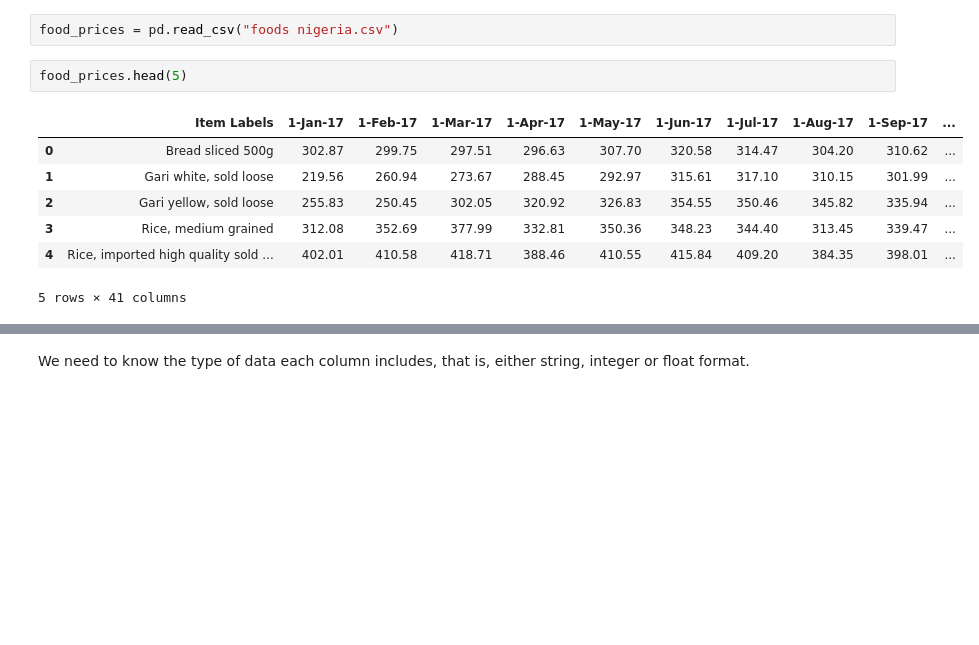
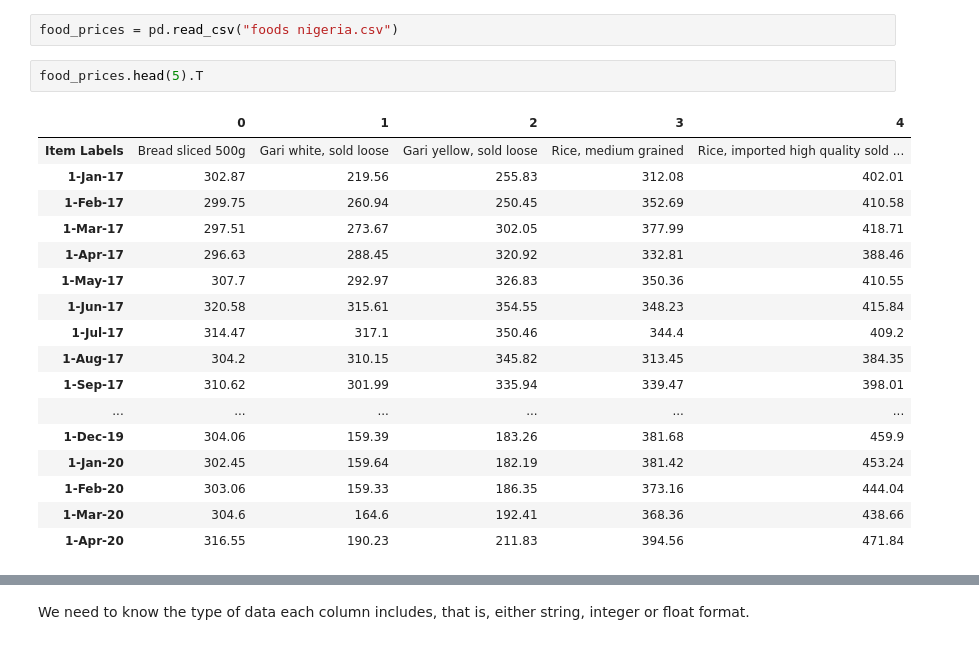
Before and after one commit to Ivynjambi/Jenga-Project, a Jupyter notebook: Analysis of selected food prices in Nigeria.ipynb, the cells around one changed output, grey strips where cells are left out. Saved outputs shown, nothing was run; the diff lists cells and outputs as text; blank space fills up the shorter version.

```diff
--- a/Analysis of selected food prices in Nigeria.ipynb
+++ b/Analysis of selected food prices in Nigeria.ipynb
@@ -15,13 +15,23 @@ First we will take a look at the data and view a few examples of the columns. Vi
 # %%
 food_prices = pd.read_csv("foods nigeria.csv")
 # %%
-food_prices.head(5)
+food_prices.head(5).T
 # %% [output]
-|  | Item Labels | 1-Jan-17 | 1-Feb-17 | 1-Mar-17 | 1-Apr-17 | 1-May-17 | 1-Jun-17 | 1-Jul-17 | 1-Aug-17 | 1-Sep-17 | ... |
-| 0 | Bread sliced 500g | 302.87 | 299.75 | 297.51 | 296.63 | 307.70 | 320.58 | 314.47 | 304.20 | 310.62 | ... |
-| 1 | Gari white, sold loose | 219.56 | 260.94 | 273.67 | 288.45 | 292.97 | 315.61 | 317.10 | 310.15 | 301.99 | ... |
-| 2 | Gari yellow, sold loose | 255.83 | 250.45 | 302.05 | 320.92 | 326.83 | 354.55 | 350.46 | 345.82 | 335.94 | ... |
-| 3 | Rice, medium grained | 312.08 | 352.69 | 377.99 | 332.81 | 350.36 | 348.23 | 344.40 | 313.45 | 339.47 | ... |
-| 4 | Rice, imported high quality sold ... | 402.01 | 410.58 | 418.71 | 388.46 | 410.55 | 415.84 | 409.20 | 384.35 | 398.01 | ... |
+|  | 0 | 1 | 2 | 3 | 4 |
+| Item Labels | Bread sliced 500g | Gari white, sold loose | Gari yellow, sold loose | Rice, medium grained | Rice, imported high quality sold ... |
+| 1-Jan-17 | 302.87 | 219.56 | 255.83 | 312.08 | 402.01 |
+| 1-Feb-17 | 299.75 | 260.94 | 250.45 | 352.69 | 410.58 |
+| 1-Mar-17 | 297.51 | 273.67 | 302.05 | 377.99 | 418.71 |
+| 1-Apr-17 | 296.63 | 288.45 | 320.92 | 332.81 | 388.46 |
+| 1-May-17 | 307.7 | 292.97 | 326.83 | 350.36 | 410.55 |
+| 1-Jun-17 | 320.58 | 315.61 | 354.55 | 348.23 | 415.84 |
+| 1-Jul-17 | 314.47 | 317.1 | 350.46 | 344.4 | 409.2 |
+| 1-Aug-17 | 304.2 | 310.15 | 345.82 | 313.45 | 384.35 |
+| 1-Sep-17 | 310.62 | 301.99 | 335.94 | 339.47 | 398.01 |
+| ... | ... | ... | ... | ... | ... |
+| 1-Dec-19 | 304.06 | 159.39 | 183.26 | 381.68 | 459.9 |
+| 1-Jan-20 | 302.45 | 159.64 | 182.19 | 381.42 | 453.24 |
+| 1-Feb-20 | 303.06 | 159.33 | 186.35 | 373.16 | 444.04 |
+| 1-Mar-20 | 304.6 | 164.6 | 192.41 | 368.36 | 438.66 |
+| 1-Apr-20 | 316.55 | 190.23 | 211.83 | 394.56 | 471.84 |
-5 rows × 41 columns
 # %%
```
Also changed, not shown: parts of 10 cells of this notebook.
